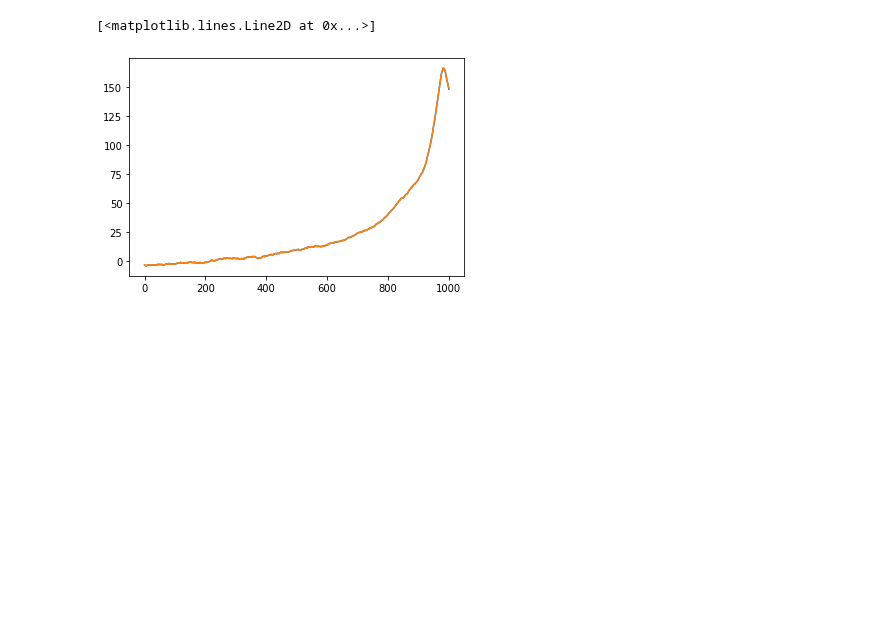
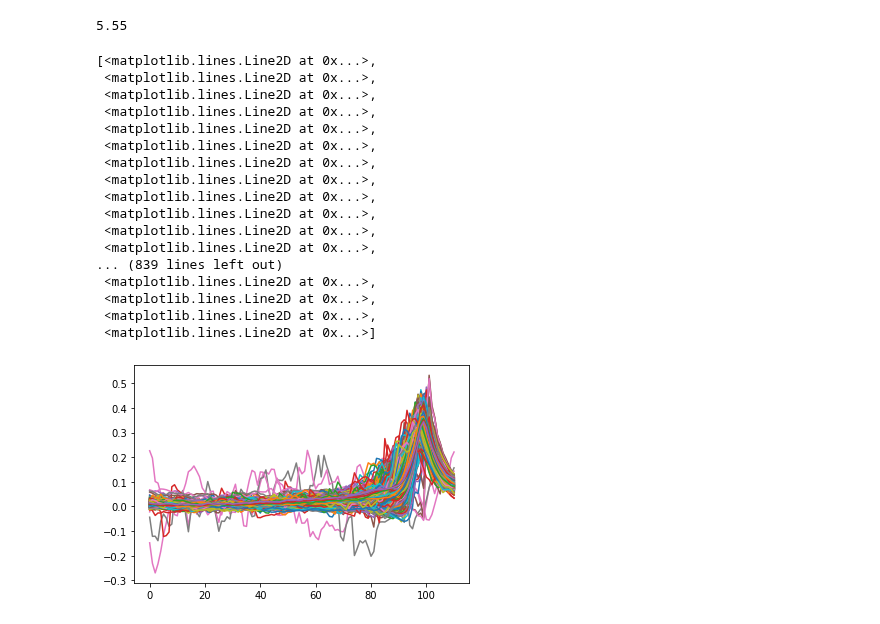
Before and after one commit to Nishant-codex/single_cell_analysis, a Jupyter notebook: notebooks/STA.ipynb, the cells around one changed output. Saved outputs shown, nothing was run; the diff lists cells and outputs as text; code cells hidden in the pictures; blank space fills up the shorter version.

```diff
--- a/notebooks/STA.ipynb
+++ b/notebooks/STA.ipynb
@@ -133,8 +35,0 @@ UnitQuantity('volt', 1.0 * J/C, 'V')
-# %%
-sampling_rate = 1/20
-
-spiketrain = neo.SpikeTrain(spk_ind*sampling_rate, t_stop=len(V_)*(sampling_rate), units='ms')
-
-signal = neo.AnalogSignal(np.array([I]).T, units='pA', sampling_rate=20/ms)
-
-sta_ = sta.spike_triggered_average(signal, spiketrain, (-50 * ms, 0.01* ms))
@@ -140,0 +85,27 @@ sta_ = sta.spike_triggered_average(signal, spiketrain, (-50 * ms, 0.01* ms))
+# %%
+def return_all_STA(path):
+    sta_all  = []
+    files = os.listdir(path)
+    for f in files:
+        try:
+            data = loadmatInPy(path +f)
+            exp = f[:-13]
+            exp = return_name_date_exp_fn(exp)
+
+            for trial,instance in enumerate(data):
+                sta = []
+                cond = instance['input_generation_settings']['condition']
+                print(exp, trial, cond)
+                sta_ = instance['sta']['ic']['correg']
+                sta.append(sta_)
+                sta.append(instance['input_generation_settings']['baseline'])
+                sta.append(instance['sta']['ic']['normalized_peakdistance'])
+                sta.append(cond.lower())
+                sta.append(exp)
+                sta.append(trial)
+                sta_all.append(sta)
+        except:
+            print('problem with ',f[:-13])
+    return sta_all
+# %%
+all_stas = return_all_STA('D:/Analyzed/')
@@ -141,7 +130,31 @@ sta_ = sta.spike_triggered_average(signal, spiketrain, (-50 * ms, 0.01* ms))
+# %%
+len(all_stas[0][0])/20
+# %% [output]
+5.55
+# %%
+df = pd.DataFrame(columns=['sta','baseline','peak_distance','cond','exp_name','trial'])
+for i in range(len(all_stas)):
+    df.loc[i,'sta'] = np.array(np.hstack(all_stas[i])[:-5],dtype=np.float32)
+    df.loc[i,['baseline','peak_distance','cond','exp_name','trial']] = np.hstack(all_stas[i])[-5:]
+df.to_pickle('D:/CurrentClamp/all_stas_fleur.pkl')
 # %%
-plt.plot(sta_)
-# plt.show()
-plt.plot(np.mean(np.array(sta).T,axis=1))
+plt.plot(np.arange(),np.vstack(df['sta'].to_numpy()).T)
 # %% [output]
-[<matplotlib.lines.Line2D at 0x...>]
+[<matplotlib.lines.Line2D at 0x...>,
+ <matplotlib.lines.Line2D at 0x...>,
+ <matplotlib.lines.Line2D at 0x...>,
+ <matplotlib.lines.Line2D at 0x...>,
+ <matplotlib.lines.Line2D at 0x...>,
+ <matplotlib.lines.Line2D at 0x...>,
+ <matplotlib.lines.Line2D at 0x...>,
+ <matplotlib.lines.Line2D at 0x...>,
+ <matplotlib.lines.Line2D at 0x...>,
+ <matplotlib.lines.Line2D at 0x...>,
+ <matplotlib.lines.Line2D at 0x...>,
+ <matplotlib.lines.Line2D at 0x...>,
+... (839 lines left out)
+ <matplotlib.lines.Line2D at 0x...>,
+ <matplotlib.lines.Line2D at 0x...>,
+ <matplotlib.lines.Line2D at 0x...>,
+ <matplotlib.lines.Line2D at 0x...>]
-[figure, old version]
+[figure, new version]
```
Also changed, not shown: parts of 16 cells of this notebook, 5 other files.
